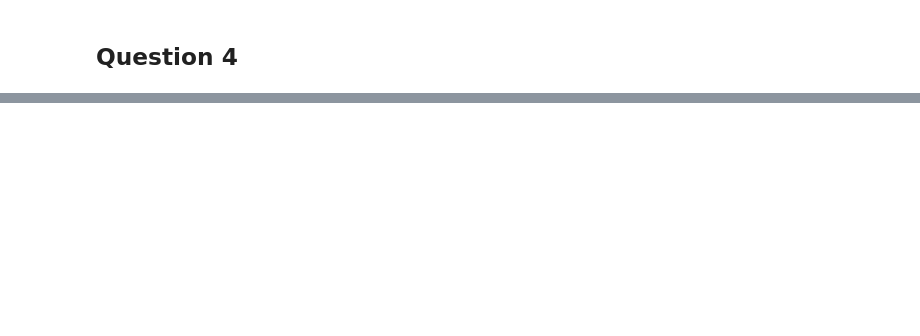
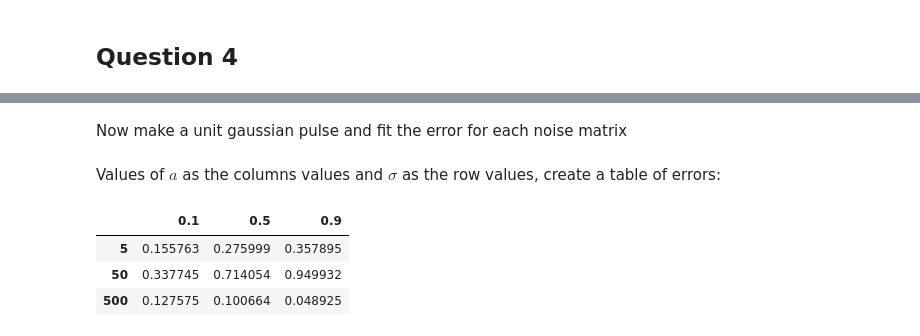
Before and after one commit to marcusmerryfield/phys641_hw, a Jupyter notebook: assignment_2/assignment_2.ipynb, the cells around one changed output, grey strips where cells are left out. Cells and saved outputs as stored; diff of their text form; code cells hidden in the pictures; blank space fills up the shorter version.

```diff
--- a/assignment_2/assignment_2.ipynb
+++ b/assignment_2/assignment_2.ipynb
@@ -322,0 +394,17 @@ $$\sigma_m = \sqrt{(A^T N^{-1} A)^{-1}}$$
+# %% [markdown]
+Now make a unit gaussian pulse and fit the error for each noise matrix
+# %%
+def gaussian(x,mu,sigma,a):
+    return a*np.exp(-(x-mu)**2/(2*sigma**2))
+# %%
+x = np.arange(0,1000)
+#The data has an amplitude of 1
+data = gaussian(x,500,50,1)
+#The template must have an amplitude of 1 so the fit
+#ends up giving an amplitude
+A = gaussian(x,500,50,1)
+# %%
+def ampfit_err(A,N):
+    #Just take the inverse power instead of matrix inverse
+    #Because A.T@N^-1@A is a scalar
+    return np.sqrt((A.T@np.linalg.inv(N)@A)**-1)
@@ -322,0 +413,13 @@ $$\sigma_m = \sqrt{(A^T N^{-1} A)^{-1}}$$
+# %%
+err = np.zeros((3,3))
+for i in range(9):
+    err[i%3,int(i/3)] = ampfit_err(A,N[i])
+# %% [markdown]
+Values of $a$ as the columns values and $\sigma$ as the row values, create a table of errors:
+# %%
+pandas.DataFrame(err,index=sigma,columns=a)
+# %% [output]
+|  | 0.1 | 0.5 | 0.9 |
+| 5 | 0.155763 | 0.275999 | 0.357895 |
+| 50 | 0.337745 | 0.714054 | 0.949932 |
+| 500 | 0.127575 | 0.100664 | 0.048925 |
```
Also changed, not shown: parts of 48 cells of this notebook.
